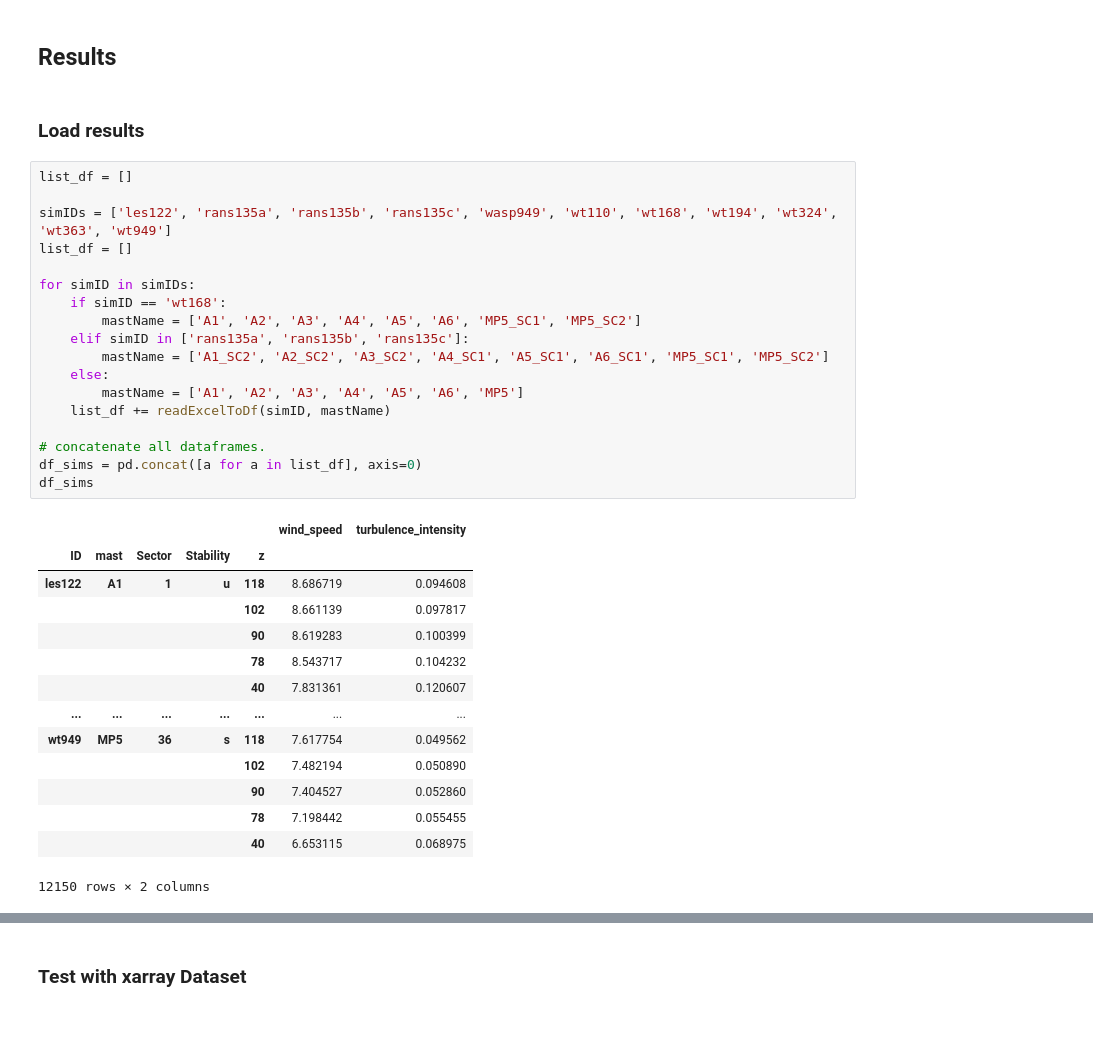
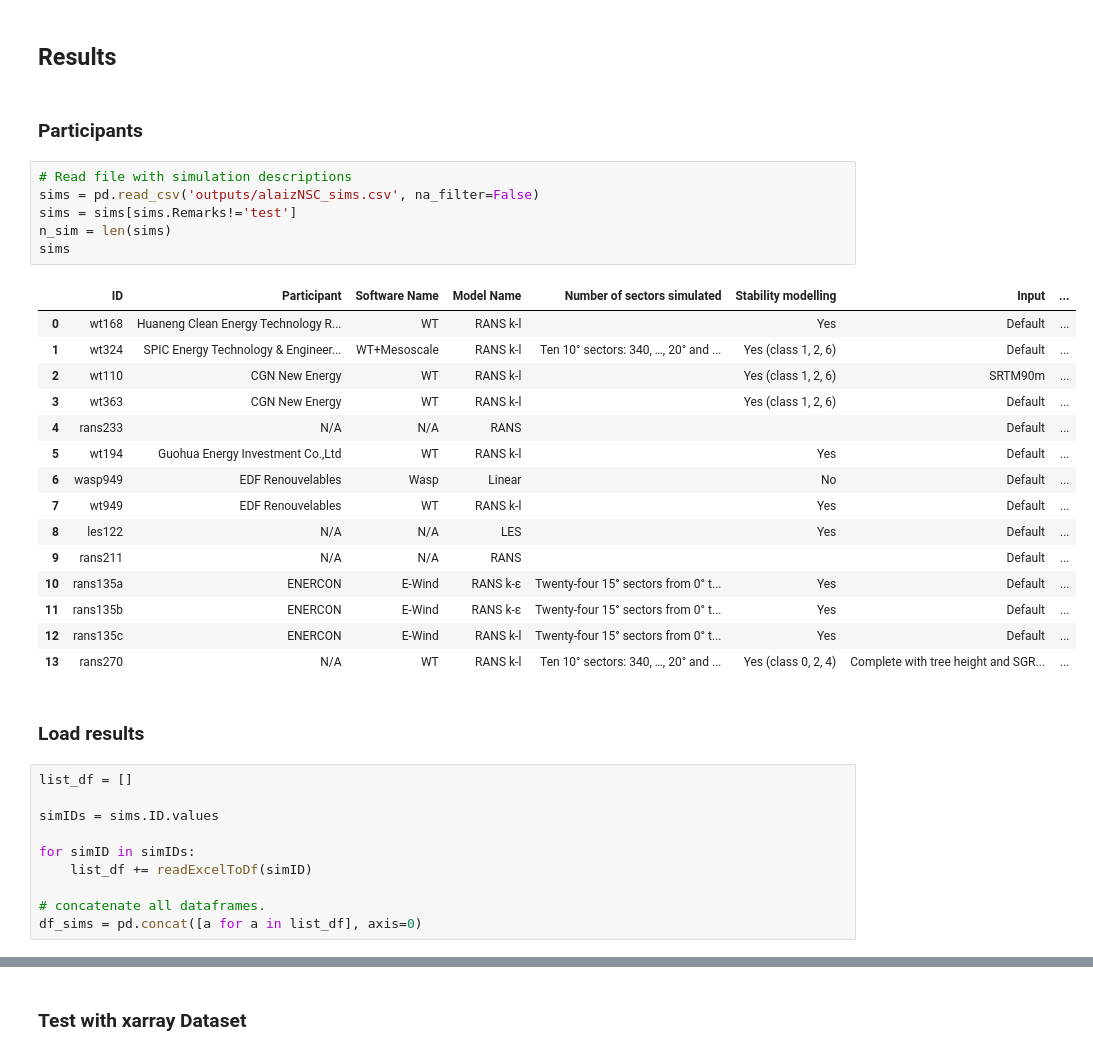
Before and after one commit to windbench/alaizNSC, a Jupyter notebook: nscResults.ipynb, the cells around one changed output, grey strips where cells are left out. Drawn from its saved outputs; the diff is of its cells as text; blank space fills up the shorter version.

```diff
--- a/nscResults.ipynb
+++ b/nscResults.ipynb
@@ -64,38 +83,39 @@ def readExcelToDf(simID, mastName):
     return list_df
 # %% [markdown]
 ## Results
+# %% [markdown]
+### Participants
+# %%
+# Read file with simulation descriptions
+sims = pd.read_csv('outputs/alaizNSC_sims.csv', na_filter=False)
+sims = sims[sims.Remarks!='test']
+n_sim = len(sims)
+sims
+# %% [output]
+|  | ID | Participant | Software Name | Model Name | Number of sectors simulated | Stability modelling | Input | ... |
+| 0 | wt168 | Huaneng Clean Energy Technology R... | WT | RANS k-l |  | Yes | Default | ... |
+| 1 | wt324 | SPIC Energy Technology & Engineer... | WT+Mesoscale | RANS k-l | Ten 10° sectors: 340, …, 20° and ... | Yes (class 1, 2, 6) | Default | ... |
+| 2 | wt110 | CGN New Energy | WT | RANS k-l |  | Yes (class 1, 2, 6) | SRTM90m | ... |
+| 3 | wt363 | CGN New Energy | WT | RANS k-l |  | Yes (class 1, 2, 6) | Default | ... |
+| 4 | rans233 | N/A | N/A | RANS |  |  | Default | ... |
+| 5 | wt194 | Guohua Energy Investment Co.,Ltd | WT | RANS k-l |  | Yes | Default | ... |
+| 6 | wasp949 | EDF Renouvelables | Wasp | Linear |  | No | Default | ... |
+| 7 | wt949 | EDF Renouvelables | WT | RANS k-l |  | Yes | Default | ... |
+| 8 | les122 | N/A | N/A | LES |  | Yes | Default | ... |
+| 9 | rans211 | N/A | N/A | RANS |  |  | Default | ... |
+| 10 | rans135a | ENERCON | E-Wind | RANS k-ε | Twenty-four 15° sectors from 0° t... | Yes | Default | ... |
+| 11 | rans135b | ENERCON | E-Wind | RANS k-ε | Twenty-four 15° sectors from 0° t... | Yes | Default | ... |
+| 12 | rans135c | ENERCON | E-Wind | RANS k-l | Twenty-four 15° sectors from 0° t... | Yes | Default | ... |
+| 13 | rans270 | N/A | WT | RANS k-l | Ten 10° sectors: 340, …, 20° and ... | Yes (class 0, 2, 4) | Complete with tree height and SGR... | ... |
 # %% [markdown]
 ### Load results
 # %%
 list_df = []
 
-simIDs = ['les122', 'rans135a', 'rans135b', 'rans135c', 'wasp949', 'wt110', 'wt168', 'wt194', 'wt324', 'wt363', 'wt949']
-list_df = []
+simIDs = sims.ID.values
 
 for simID in simIDs:
-    if simID == 'wt168':
-        mastName = ['A1', 'A2', 'A3', 'A4', 'A5', 'A6', 'MP5_SC1', 'MP5_SC2']
-    elif simID in ['rans135a', 'rans135b', 'rans135c']:
-        mastName = ['A1_SC2', 'A2_SC2', 'A3_SC2', 'A4_SC1', 'A5_SC1', 'A6_SC1', 'MP5_SC1', 'MP5_SC2']
-    else:
-        mastName = ['A1', 'A2', 'A3', 'A4', 'A5', 'A6', 'MP5']
-    list_df += readExcelToDf(simID, mastName)
+    list_df += readExcelToDf(simID)
 
 # concatenate all dataframes.
 df_sims = pd.concat([a for a in list_df], axis=0)
-df_sims
-# %% [output]
-|  |  |  |  |  | wind_speed | turbulence_intensity |
-| ID | mast | Sector | Stability | z |  |  |
-| les122 | A1 | 1 | u | 118 | 8.686719 | 0.094608 |
-|  |  |  |  | 102 | 8.661139 | 0.097817 |
-|  |  |  |  | 90 | 8.619283 | 0.100399 |
-|  |  |  |  | 78 | 8.543717 | 0.104232 |
-|  |  |  |  | 40 | 7.831361 | 0.120607 |
-| ... | ... | ... | ... | ... | ... | ... |
-| wt949 | MP5 | 36 | s | 118 | 7.617754 | 0.049562 |
-|  |  |  |  | 102 | 7.482194 | 0.050890 |
-|  |  |  |  | 90 | 7.404527 | 0.052860 |
-|  |  |  |  | 78 | 7.198442 | 0.055455 |
-|  |  |  |  | 40 | 6.653115 | 0.068975 |
-12150 rows × 2 columns
```
Also changed, not shown: parts of 25 cells of this notebook.
